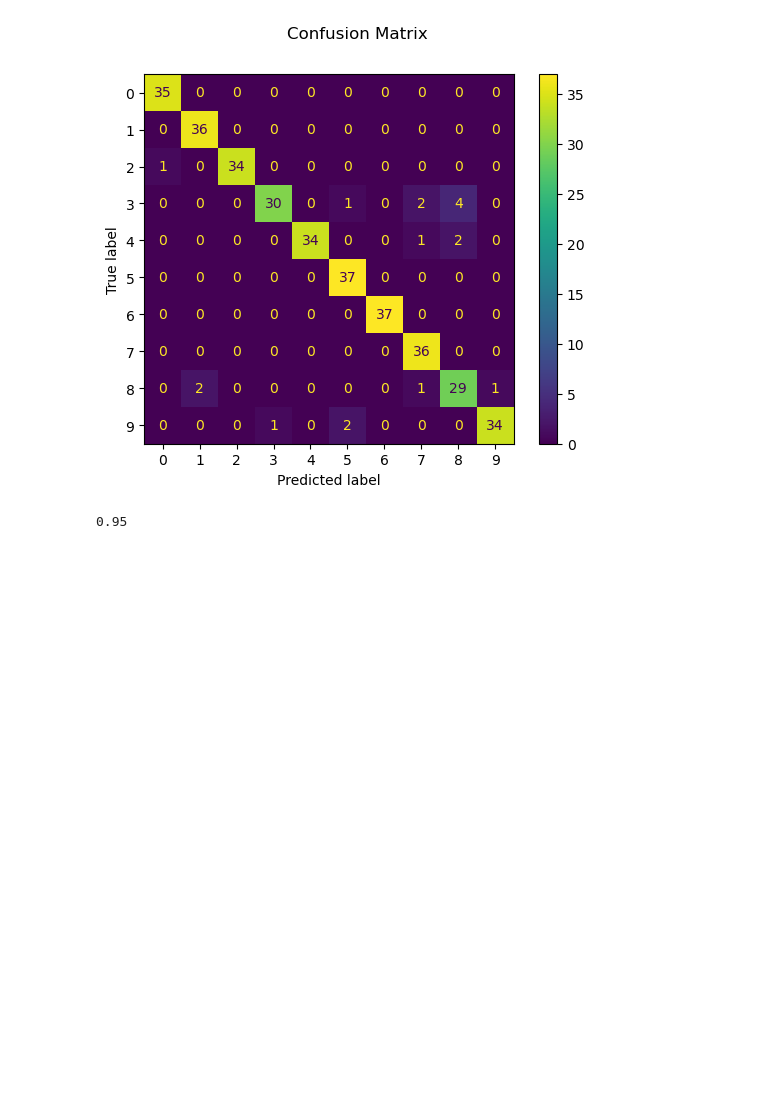
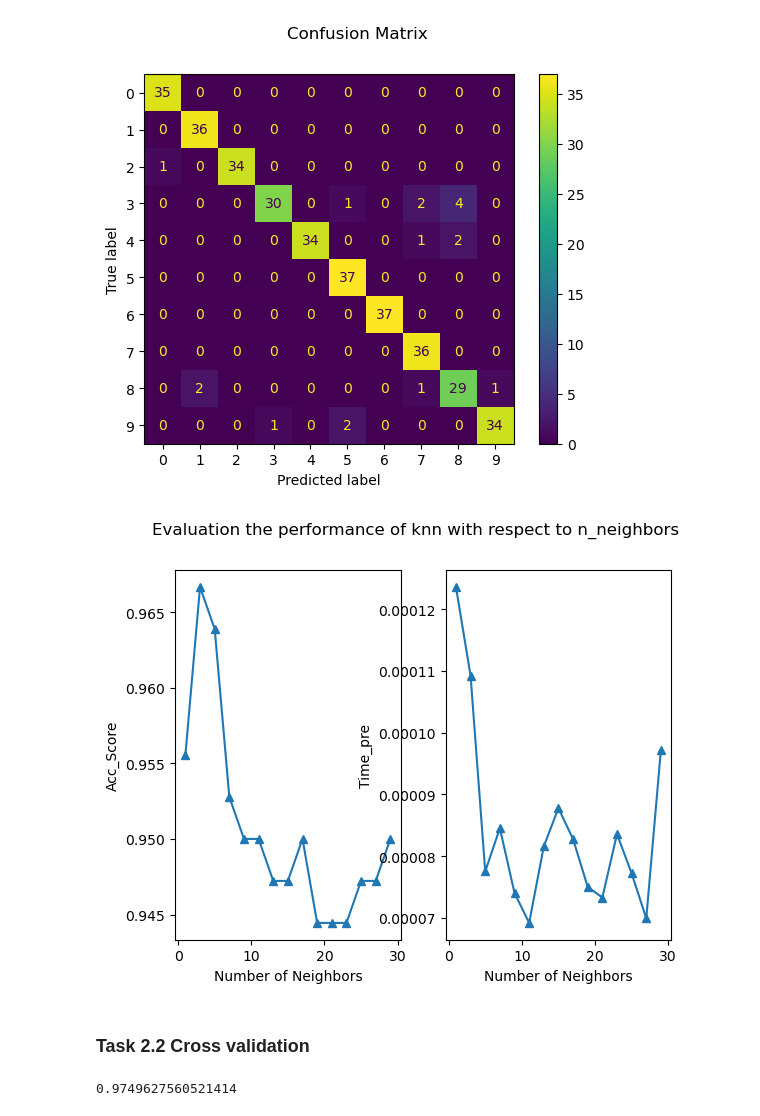
Before and after one commit to clee74/AI_Class, a Jupyter notebook: Supervised/Classification/Demonstration/Demo_with_KNN.ipynb, the cells around one changed output. Drawn from its saved outputs; the diff is of its cells as text; code cells hidden in the pictures; blank space fills up the shorter version.

```diff
--- a/Supervised/Classification/Demonstration/Demo_with_KNN.ipynb
+++ b/Supervised/Classification/Demonstration/Demo_with_KNN.ipynb
@@ -144,7 +144,46 @@ Confusion matrix:
 [figure]
 # %%
 report = metrics.classification_report(y_test,pred_test_knn11,output_dict=True)
-# %%
-print(report["accuracy"])
-# %% [output]
-0.95
+# %%
+from sklearn.metrics import accuracy_score
+acc_score = accuracy_score(y_test,pred_test_knn11)
+# %%
+import time
+def evaluate_kNN_with_test_set(X_train,y_train,X_test,y_test,n_neighbors):
+    kNN = KNeighborsClassifier(n_neighbors=n_neighbors)
+    kNN.fit(X_train,y_train)
+    start_time = time.time()
+    pred_test = kNN.predict(X_test)
+    end_time = time.time()
+    elapsed_time = end_time - start_time
+    return accuracy_score(y_test,pred_test), elapsed_time
+# %%
+acc_score_holder = []
+time_pred_holder = []
+for n in range(1,30,2):
+    acc_score, time_pred = evaluate_kNN_with_test_set(X_train=X_train,
+                                                       y_train=y_train,
+                                                       X_test=X_test,
+                                                       y_test=y_test,
+                                                       n_neighbors=n)
+    acc_score_holder.append(acc_score)
+    time_pred_holder.append(time_pred/len(y_test))
+# %%
+# Plot results to evaluate
+
+fig, ax = plt.subplots(1,2)
+fig.suptitle('Evaluation the performance of knn with respect to n_neighbors')
+
+ax[0].plot(range(1,30,2),acc_score_holder,marker='^')
+
+ax[0].set_ylabel("Acc_Score")
+ax[0].set_xlabel("Number of Neighbors")
+
+ax[1].plot(range(1,30,2),time_pred_holder,marker='^')
+ax[1].set_xlabel("Number of Neighbors")
+ax[1].set_ylabel("Time_pre")
+plt.show()
+# %% [output]
+[figure, added]
+# %% [markdown]
+### Task 2.2 Cross validation
@@ -150,0 +199,4 @@ print(report["accuracy"])
+# %%
+print(score_holder[0])
+# %% [output]
+0.9749627560521414
```
Also changed, not shown: parts of 3 cells of this notebook.
